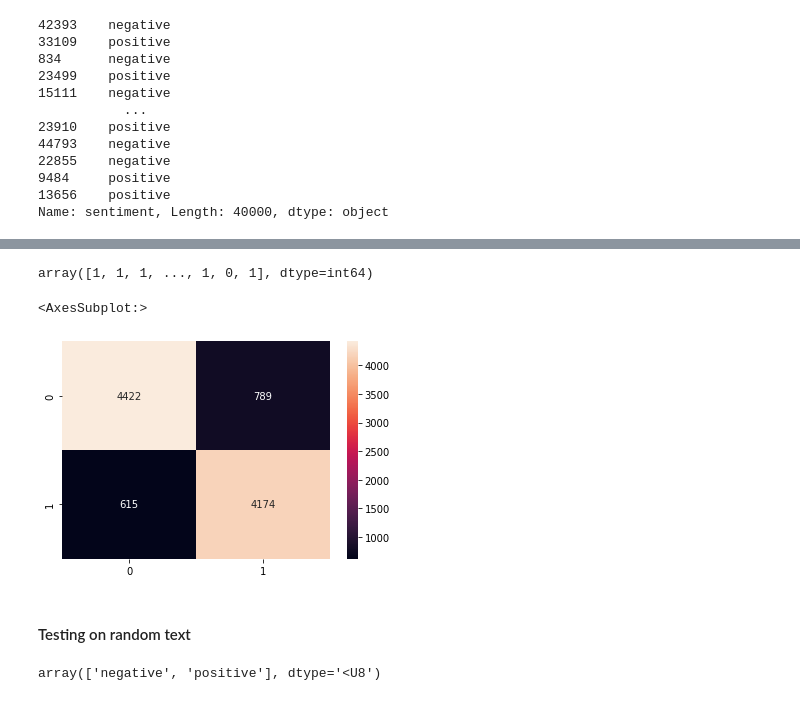
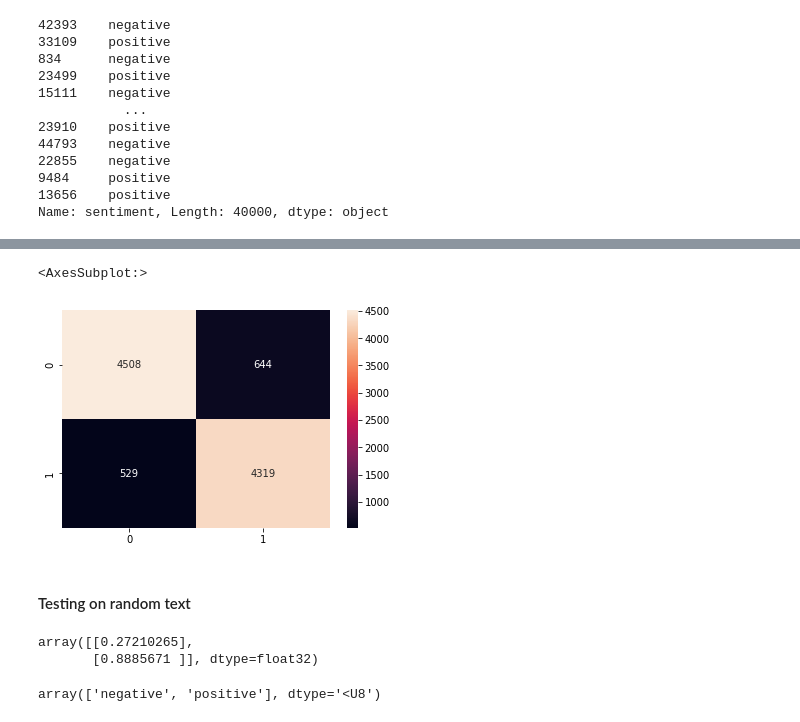
Before and after one commit to Ahad48/Sentiment-Analysis, a Jupyter notebook: Sentiment Analysis.ipynb, the cells around one changed output, grey strips where cells are left out. Saved outputs shown, nothing was run; the diff lists cells and outputs as text; code cells hidden in the pictures.

```diff
--- a/Sentiment Analysis.ipynb
+++ b/Sentiment Analysis.ipynb
@@ -364,16 +363,18 @@ lb = LabelBinarizer()
 y_train= lb.fit_transform(y_train).reshape(-1)
 y_test = lb.transform(y_test).reshape(-1)
 # %%
-y_train = np_utils.to_categorical(y_train,2)
-y_test = np_utils.to_categorical(y_test,2)
+# y_train = np_utils.to_categorical(y_train,2)
+# y_test = np_utils.to_categorical(y_test,2)
 # %%
 model = Sequential()
 model.add(Embedding(vocab_size, embedding_dim,input_length=max_length))
+model.add(SpatialDropout1D(0.25))
 model.add(GlobalAveragePooling1D())
 model.add(Dense(32,activation = 'relu'))
-model.add(Dense(2,activation="softmax"))
+model.add(Dropout(0.2))
+model.add(Dense(1,activation="sigmoid"))
 # %%
-model.compile(optimizer='adam',loss='categorical_crossentropy',metrics=['accuracy'])
+model.compile(optimizer='adam',loss='binary_crossentropy',metrics=['accuracy'])
 # %%
 model.summary()
 # %% [output]
@@ -394,6 +399,6 @@ Trainable params: 640,610
 Non-trainable params: 0
 _________________________________________________________________
 # %%
-num_epochs = 10
+num_epochs = 5
 history = model.fit(x_train, y_train, epochs=num_epochs)
 # %% [output]
@@ -426,16 +421,11 @@ Accuracy:  0.8596000075340271
-# %%
-np.argmax(model.predict(x_test),axis=1)
-# %% [output]
-array([1, 1, 1, ..., 1, 0, 1], dtype=int64)
 # %%
-results = np.argmax(model.predict(x_test),axis =1)
-y_test_matrix = np.argmax(y_test, axis = 1)
+results = model.predict(x_test).round()
 
-cv_confusion_matrix=confusion_matrix(results,y_test_matrix,labels=[1,0])
+cv_confusion_matrix=confusion_matrix(results,y_test,labels=[1,0])
 sns.heatmap(cv_confusion_matrix,annot=True,fmt = 'd')
 # %% [output]
 <AxesSubplot:>
-[figure, old version]
+[figure, new version]
 # %% [markdown]
 #### Testing on random text
 # %%
@@ -445,4 +435,9 @@ text = ["this was a really bad movie no one should ever watch it",
 text = tokenizer.texts_to_sequences(text)
 text = pad_sequences(text, maxlen=max_length, padding='post', truncating= 'post')
 results = model.predict(text)
+# %%
+results
+# %% [output]
+array([[0.27210265],
+       [0.8885671 ]], dtype=float32)
 # %%
```
Also changed, not shown: parts of 19 cells of this notebook, 8 other files.
